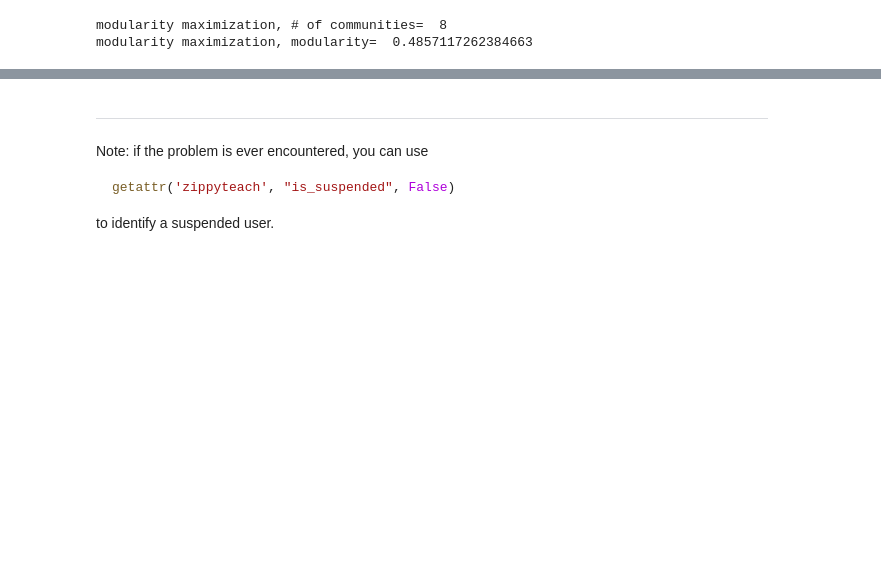
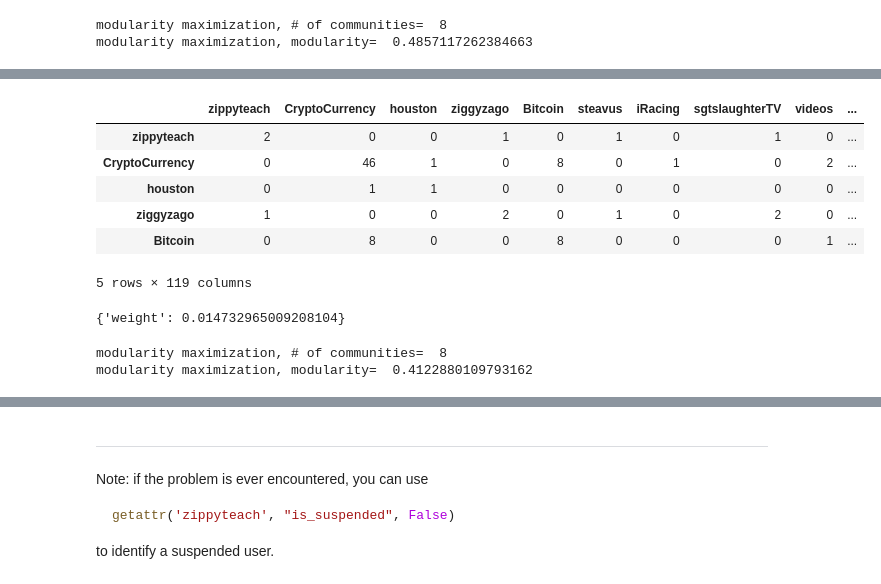
Before and after one commit to zachHFT/Optimal-Cryptocurrency-Trading-Strategies-Step2, a Jupyter notebook: Reddit_Analysis/reddit_webscraping.ipynb, the cells around one changed output, grey strips where cells are left out. Drawn from its saved outputs; the diff is of its cells as text; code cells hidden in the pictures; blank space fills up the shorter version.

```diff
--- a/Reddit_Analysis/reddit_webscraping.ipynb
+++ b/Reddit_Analysis/reddit_webscraping.ipynb
@@ -306,0 +393,4 @@ NodeView((Subreddit(display_name='WTF'), Subreddit(display_name='totalwar'), Sub
+# %%
+A = nx.adjacency_matrix(g) #stored as a sparse matrix
+Asquared = (A ** 2).todense()
+Asquared
@@ -306,0 +405,12 @@ NodeView((Subreddit(display_name='WTF'), Subreddit(display_name='totalwar'), Sub
+# %%
+labels = list(g.nodes())
+num_paths_length_2 = pd.DataFrame(Asquared, index=labels, columns=labels)
+num_paths_length_2.head()
+# %% [output]
+|  | zippyteach | CryptoCurrency | houston | ziggyzago | Bitcoin | steavus | iRacing | sgtslaughterTV | videos | ... |
+| zippyteach | 2 | 0 | 0 | 1 | 0 | 1 | 0 | 1 | 0 | ... |
+| CryptoCurrency | 0 | 46 | 1 | 0 | 8 | 0 | 1 | 0 | 2 | ... |
+| houston | 0 | 1 | 1 | 0 | 0 | 0 | 0 | 0 | 0 | ... |
+| ziggyzago | 1 | 0 | 0 | 2 | 0 | 1 | 0 | 2 | 0 | ... |
+| Bitcoin | 0 | 8 | 0 | 0 | 8 | 0 | 0 | 0 | 1 | ... |
+5 rows × 119 columns
@@ -306,0 +422,15 @@ NodeView((Subreddit(display_name='WTF'), Subreddit(display_name='totalwar'), Sub
+# %%
+subreddit_edges = list(G_subreddits.edges())
+for (source, target) in subreddit_edges:
+    G_subreddits[source][target]['weight'] = num_paths_length_2[source][target]/normalising_count
+
+G_subreddits.get_edge_data("CryptoCurrency", "Bitcoin")
+# %% [output]
+{'weight': 0.014732965009208104}
+# %%
+out2 = com.greedy_modularity_communities(G_subreddits)
+print("modularity maximization, # of communities= ",len(out2))
+print("modularity maximization, modularity= ", com.modularity(G_subreddits,out2))
+# %% [output]
+modularity maximization, # of communities=  8
+modularity maximization, modularity=  0.4122880109793162
```
Also changed, not shown: parts of 22 cells of this notebook.
